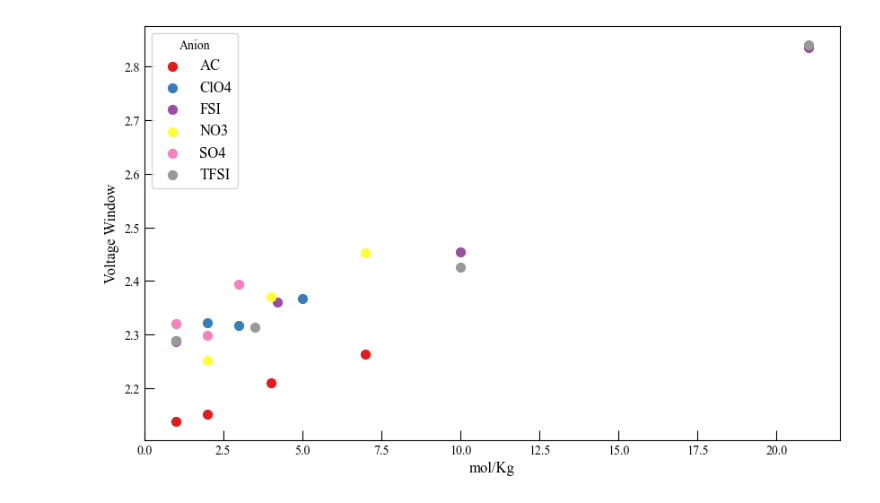
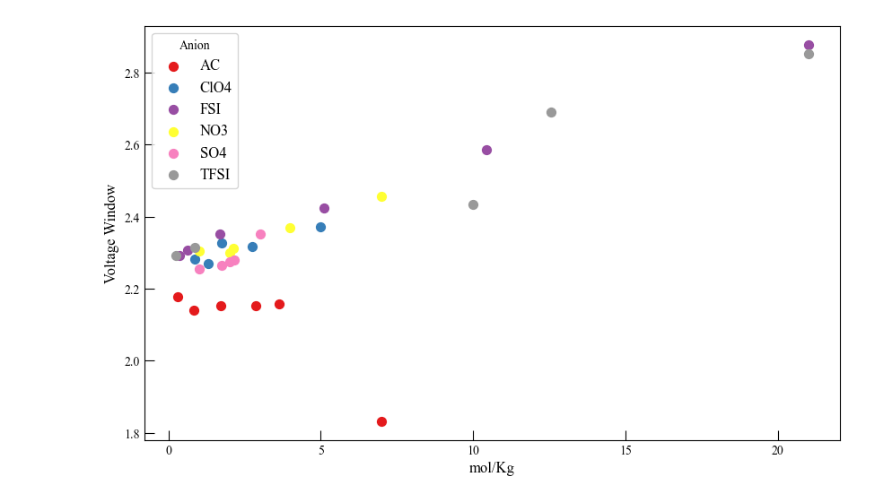
Before and after one commit to lopezgroup-NU/BatteryRobot, a Jupyter notebook: MainProject/src/main/visualize.ipynb, the cells around one changed output. Cells and saved outputs as stored; diff of their text form; code cells hidden in the pictures.

```diff
--- a/MainProject/src/main/visualize.ipynb
+++ b/MainProject/src/main/visualize.ipynb
@@ -358,6 +357,7 @@ import re
 from collections import defaultdict
 import matplotlib.pyplot as plt
 import pandas as pd
+from pathlib import Path
 
 def cv_interpret(filename):
         df_file = filename
@@ -391,8 +391,24 @@ def cv_interpret(filename):
 
         return(vf_diff,vf_max,vf_min)
 
-path = Path(r"c:\Users\llf1362\Desktop\SingleSaltData\cv")
-folder_path = r"c:\Users\llf1362\Desktop\SingleSaltData\cv"
+def find_peaks_and_zero_crossings(data):
+    # Find the index of the first occurrence of zero in 'Vf'
+    zero_index = np.argmax(data['Vf'] >= 0)
+
+    # Find the positive peak (maximum after the first zero crossing)
+    positive_peak_index = np.argmax(data['Im'][zero_index:]) + zero_index
+
+    # Find where the voltage crosses 0 after the positive peak
+    # We are looking for the first zero-crossing point after the positive peak
+    zero_cross_index = np.argmin(abs(data['Vf'][positive_peak_index:] - data['Vf'][0])) + positive_peak_index
+
+
+    # Find the negative peak (minimum after the 0V crossing)
+    negative_peak_index = np.argmin(data['Im'][zero_cross_index:]) + zero_cross_index
+    return positive_peak_index, zero_cross_index, negative_peak_index
+
+path = Path(r"c:\Users\llf1362\Desktop\DB\cv")
+folder_path = r"c:\Users\llf1362\Desktop\DB\cv"
 
 # Assuming csv_files and folder_path are already defined
 # Initialize a dictionary to hold groups based on the compound name and the number before "m"
@@ -429,49 +445,49 @@ for i in csv_files:
         grouped_results[(compound_name, number)].append(diff)
 
 
-
 for key, diff_list in grouped_results.items():
     compound_name, number = key
-    avg_diff = sum(diff_list) / len(diff_list)  # Calculate the average diff
+    avg_diff = sum(diff_list[1:]) / len(diff_list[1:])  # Calculate the average diff
+    errorV = max(abs(avg_diff-diff_list[1:]))
     plot_data.append({
         'compound': compound_name,
         'number': float(number),  # Convert number to float for proper plotting
-        'avg_diff': avg_diff
+        'avg_diff': avg_diff,
+        'error_V':errorV
     })
-
 
 # Convert the plot_data list into a pandas DataFrame
 df = pd.DataFrame(plot_data)
 
 # Set the font to Times New Roman
 plt.rcParams['font.family'] = 'Times New Roman'
 
 # Create the plot
 plt.figure(figsize=(10, 6))
 
 # Loop through the compounds and plot each one with a unique color
 compounds = df['compound'].unique()
 colors = plt.cm.get_cmap('Set1', len(compounds))  # Use a colormap with a distinct color for each compound
 
 for idx, compound in enumerate(compounds):
     # Filter data for the current compound
     compound_data = df[df['compound'] == compound]
-
     # Plot the average diff for the current compound with smaller points
     plt.scatter(compound_data['number'], compound_data['avg_diff'], label=compound, color=colors(idx), s=50)  # s=50 for smaller points
 
 # Add labels and a title
 plt.xlabel("mol/Kg", fontsize=12)
 plt.ylabel("Voltage Window", fontsize=12)
 plt.legend(title="Anion", fontsize=12)  # Set font size for the legend
 
 # Move tick marks inside
 plt.tick_params(axis='both', direction='in', length=8, labelsize=10)
 
+
 # Show the plot
 plt.show()
 # %% [output]
-[figure, old version]
+[figure, new version]
 # %%
 import numpy as np
 import warnings
```
Also changed, not shown: parts of 2 cells of this notebook, 9 other files.
